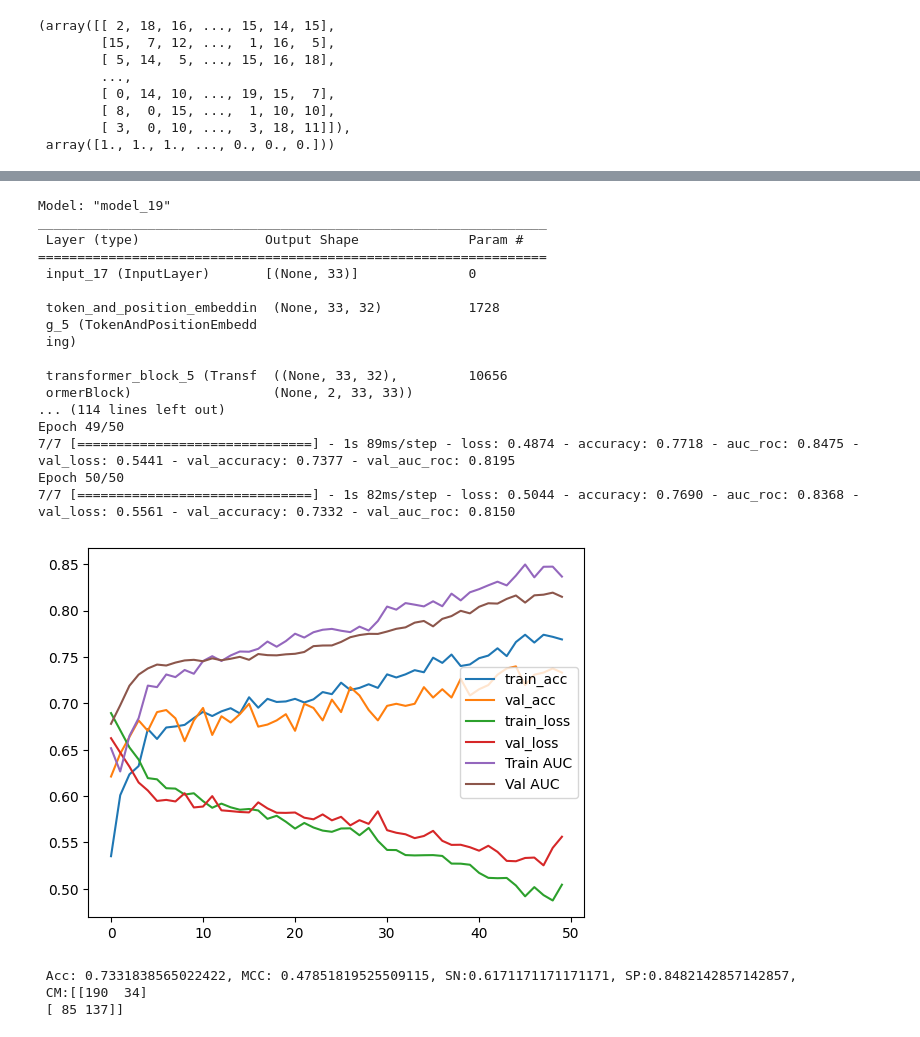
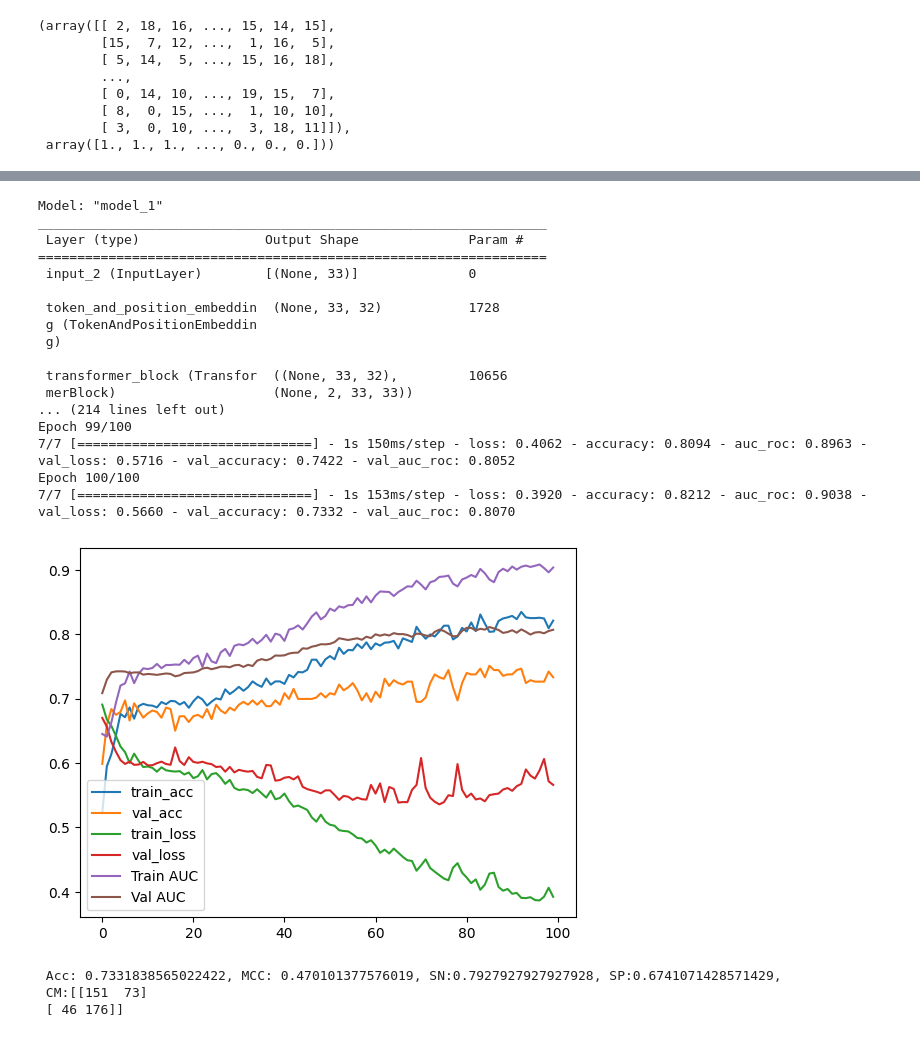
Before and after one commit to anuprulez/transformer_dephosphorylation, a Jupyter notebook: notebooks/train_prot_t5_ffn-no-pretraining.ipynb, the cells around one changed output, grey strips where cells are left out. Saved outputs shown, nothing was run; the diff lists cells and outputs as text; code cells hidden in the pictures.

```diff
--- a/notebooks/train_prot_t5_ffn-no-pretraining.ipynb
+++ b/notebooks/train_prot_t5_ffn-no-pretraining.ipynb
@@ -371,54 +391,54 @@ model_C.summary()
 
 print("Training Transformer model...")
 
-n_epo_transformer = 50
+n_epo_transformer = 100
 
 #early_stopping = tf.keras.callbacks.EarlyStopping(monitor='val_accuracy',patience=7,mode='auto')
 
 history_C = model_C.fit(X_train_CNN, train_ST_labels, batch_size=256, epochs=n_epo_transformer, verbose=1,callbacks=[]
                         , validation_data=(X_test_CNN, test_ST_labels))
 
 # Save model
 model_C.save_weights('../models/no_pretrain_model_C.h5')
 
 y_pred = model_C.predict(X_test_CNN).reshape(test_ST_labels.shape[0],)
 y_pred = (y_pred > 0.5)
 y_pred = [int(i) for i in y_pred]
 test_ST_labels = np.array(test_ST_labels)
 y_pred = np.array(y_pred)
 
 cm = confusion_matrix(test_ST_labels, y_pred)
 mcc = matthews_corrcoef(test_ST_labels, y_pred)
 acc = accuracy_score(test_ST_labels, y_pred)
 
 sn = cm[1][1]/(cm[1][1]+cm[1][0])
 sp = cm[0][0]/(cm[0][0]+cm[0][1])
 
 #save plot
 plot(history_C)
 print("\n Acc: %s, MCC: %s, SN:%s, SP:%s, \n CM:%s" %(str(acc), str(mcc), str(sn), str(sp), cm))
 # %% [output]
-Model: "model_19"
+Model: "model_1"
 _________________________________________________________________
  Layer (type)                Output Shape              Param #
 =================================================================
- input_17 (InputLayer)       [(None, 33)]              0
+ input_2 (InputLayer)        [(None, 33)]              0
 
  token_and_position_embeddin  (None, 33, 32)           1728
- g_5 (TokenAndPositionEmbedd
- ing)
+ g (TokenAndPositionEmbeddin
+ g)
 
- transformer_block_5 (Transf  ((None, 33, 32),         10656
- ormerBlock)                  (None, 2, 33, 33))
-... (114 lines left out)
-Epoch 49/50
-7/7 [==============================] - 1s 89ms/step - loss: 0.4874 - accuracy: 0.7718 - auc_roc: 0.8475 - val_loss: 0.5441 - val_accuracy: 0.7377 - val_auc_roc: 0.8195
-Epoch 50/50
-7/7 [==============================] - 1s 82ms/step - loss: 0.5044 - accuracy: 0.7690 - auc_roc: 0.8368 - val_loss: 0.5561 - val_accuracy: 0.7332 - val_auc_roc: 0.8150
+ transformer_block (Transfor  ((None, 33, 32),         10656
+ merBlock)                    (None, 2, 33, 33))
+... (214 lines left out)
+Epoch 99/100
+7/7 [==============================] - 1s 150ms/step - loss: 0.4062 - accuracy: 0.8094 - auc_roc: 0.8963 - val_loss: 0.5716 - val_accuracy: 0.7422 - val_auc_roc: 0.8052
+Epoch 100/100
+7/7 [==============================] - 1s 153ms/step - loss: 0.3920 - accuracy: 0.8212 - auc_roc: 0.9038 - val_loss: 0.5660 - val_accuracy: 0.7332 - val_auc_roc: 0.8070
-[figure, old version]
+[figure, new version]
- Acc: 0.7331838565022422, MCC: 0.47851819525509115, SN:0.6171171171171171, SP:0.8482142857142857,
- CM:[[190  34]
- [ 85 137]]
+ Acc: 0.7331838565022422, MCC: 0.470101377576019, SN:0.7927927927927928, SP:0.6741071428571429,
+ CM:[[151  73]
+ [ 46 176]]
 # %%
 # load models from file
 def load_A_models():
```
Also changed, not shown: parts of 10 cells of this notebook, 17 other files.
